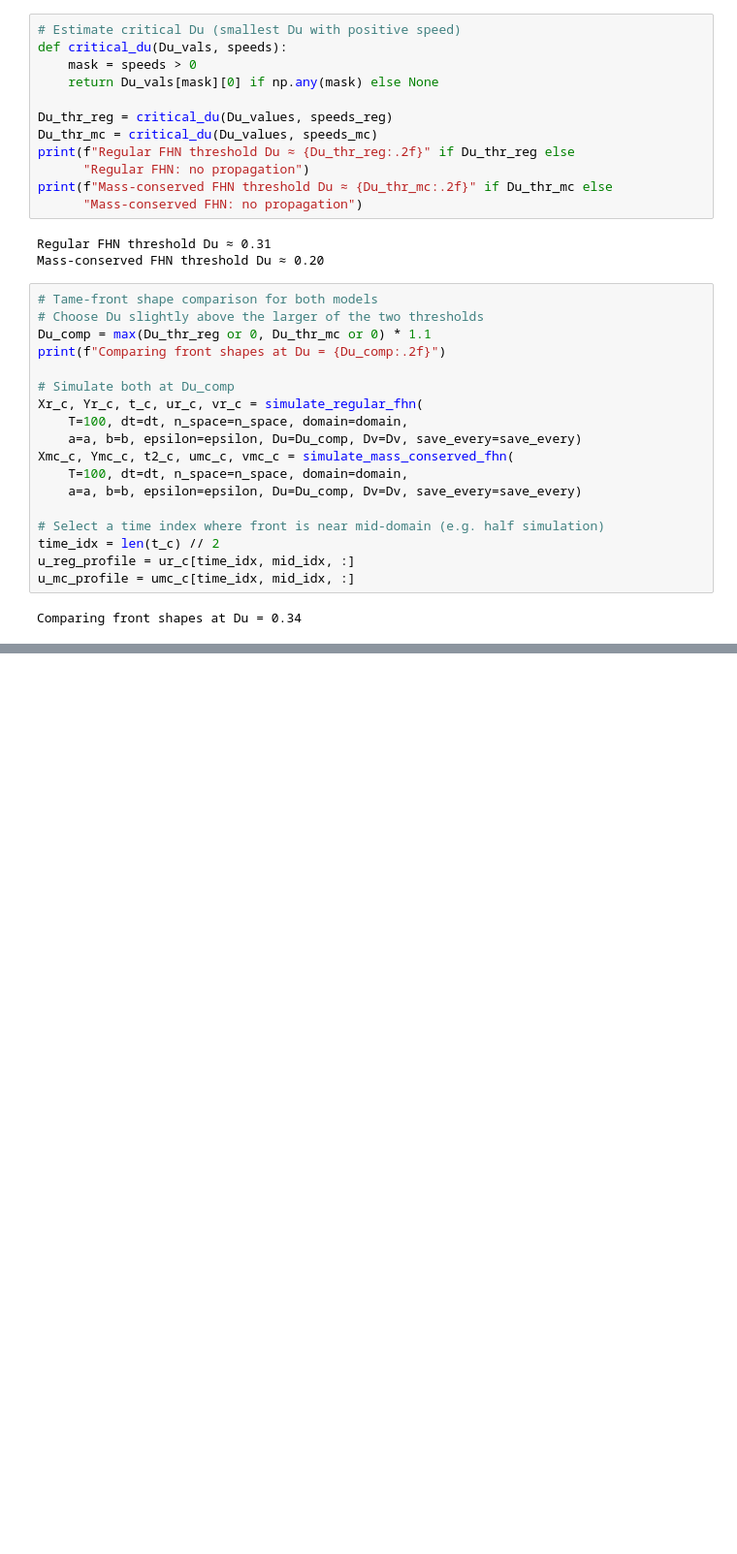
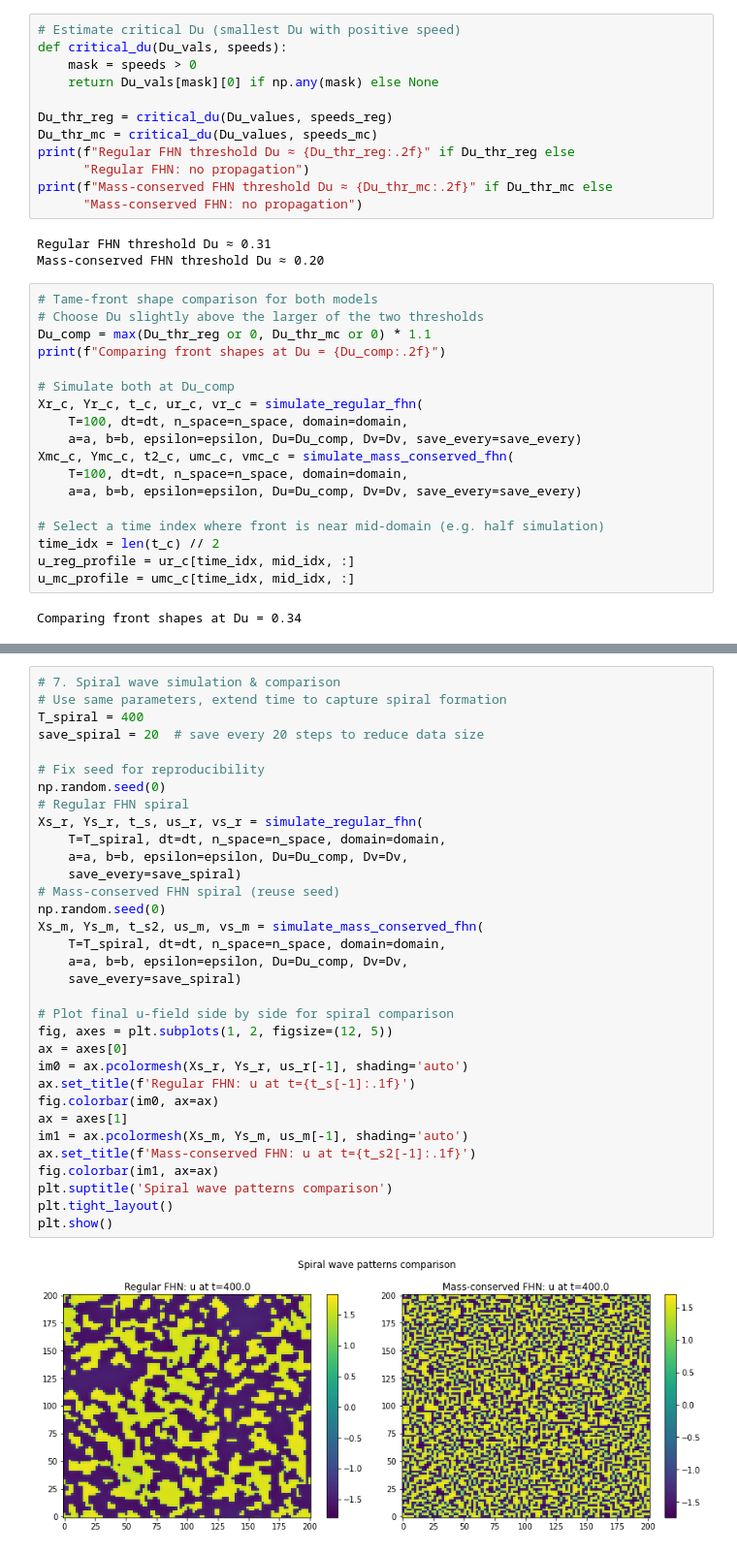
Before and after one commit to RedaElassooudi/Dynamics-and-Waves-in-Regular-vs.-Mass-Conserved-FitzHugh-Nagumo-Systems, a Jupyter notebook: code/fhn_model.ipynb, the cells around one changed output, grey strips where cells are left out. Shown at 97% size. Drawn from its saved outputs; the diff is of its cells as text; blank space fills up the shorter version.

```diff
--- a/code/fhn_model.ipynb
+++ b/code/fhn_model.ipynb
@@ -442,0 +443,35 @@ plt.show()
+# %%
+# 7. Spiral wave simulation & comparison
+# Use same parameters, extend time to capture spiral formation
+T_spiral = 400
+save_spiral = 20  # save every 20 steps to reduce data size
+
+# Fix seed for reproducibility
+np.random.seed(0)
+# Regular FHN spiral
+Xs_r, Ys_r, t_s, us_r, vs_r = simulate_regular_fhn(
+    T=T_spiral, dt=dt, n_space=n_space, domain=domain,
+    a=a, b=b, epsilon=epsilon, Du=Du_comp, Dv=Dv,
+    save_every=save_spiral)
+# Mass-conserved FHN spiral (reuse seed)
+np.random.seed(0)
+Xs_m, Ys_m, t_s2, us_m, vs_m = simulate_mass_conserved_fhn(
+    T=T_spiral, dt=dt, n_space=n_space, domain=domain,
+    a=a, b=b, epsilon=epsilon, Du=Du_comp, Dv=Dv,
+    save_every=save_spiral)
+
+# Plot final u-field side by side for spiral comparison
+fig, axes = plt.subplots(1, 2, figsize=(12, 5))
+ax = axes[0]
+im0 = ax.pcolormesh(Xs_r, Ys_r, us_r[-1], shading='auto')
+ax.set_title(f'Regular FHN: u at t={t_s[-1]:.1f}')
+fig.colorbar(im0, ax=ax)
+ax = axes[1]
+im1 = ax.pcolormesh(Xs_m, Ys_m, us_m[-1], shading='auto')
+ax.set_title(f'Mass‑conserved FHN: u at t={t_s2[-1]:.1f}')
+fig.colorbar(im1, ax=ax)
+plt.suptitle('Spiral wave patterns comparison')
+plt.tight_layout()
+plt.show()
+# %% [output]
+[figure, added]
```
Also changed, not shown: parts of 4 cells of this notebook.
